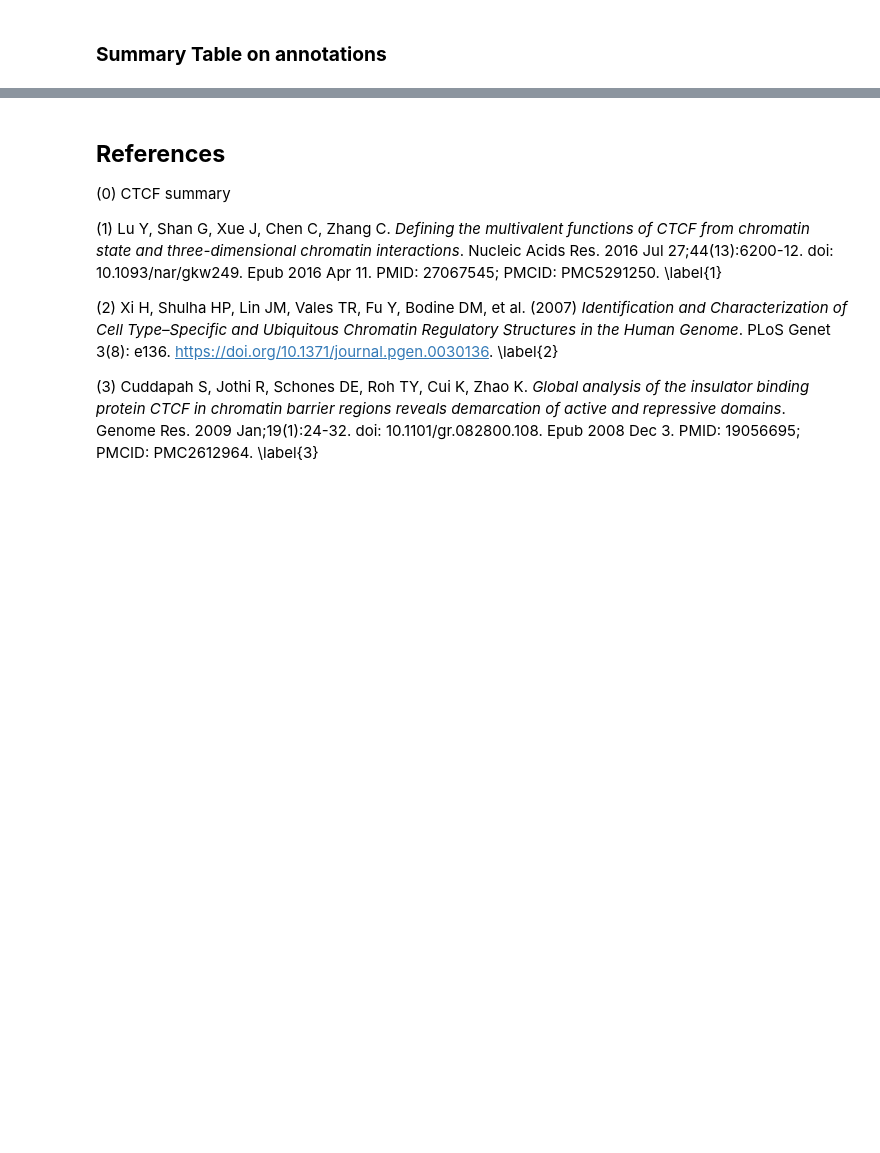
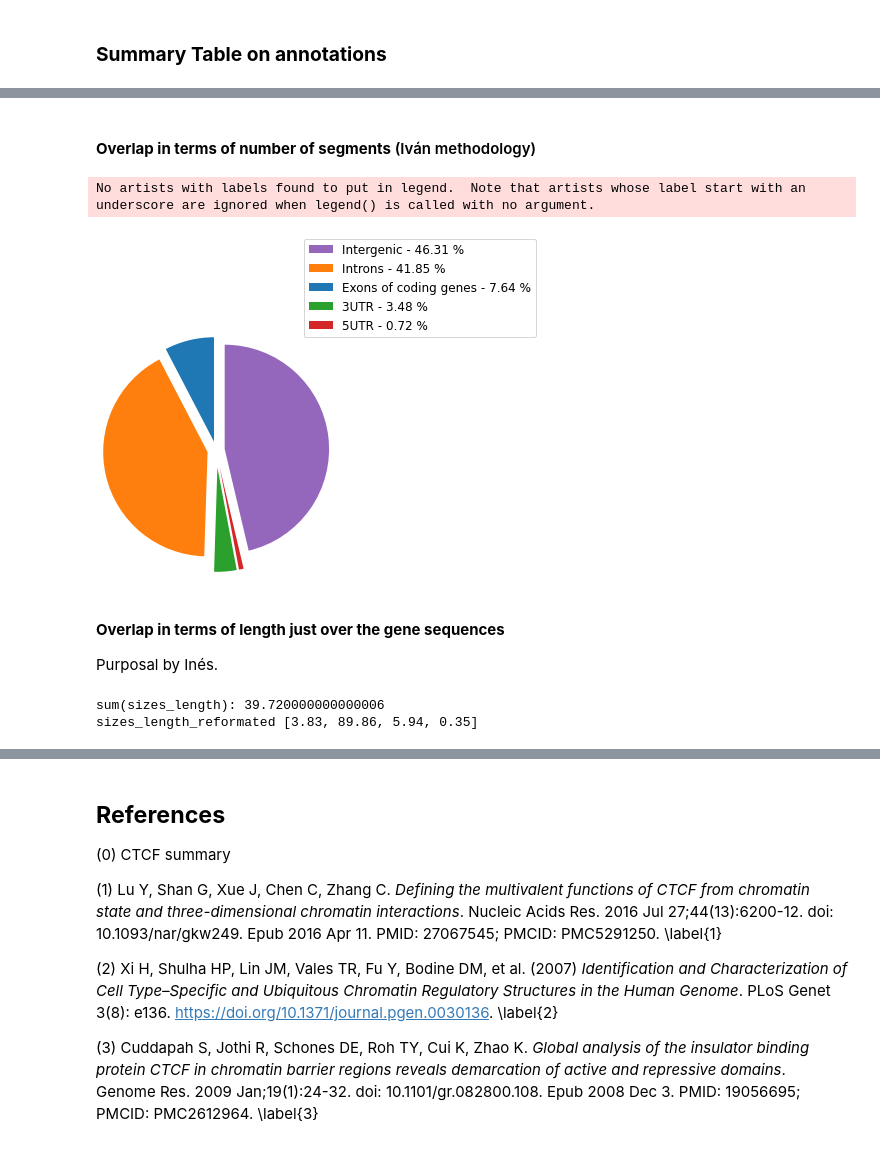
Before and after one commit to igarcia17/CTCFepigenomics, a Jupyter notebook: annotation_analysis.ipynb, the cells around one changed output, grey strips where cells are left out. Cells and saved outputs as stored; diff of their text form; code cells hidden in the pictures; blank space fills up the shorter version.

```diff
--- a/annotation_analysis.ipynb
+++ b/annotation_analysis.ipynb
@@ -536,0 +648,26 @@ ValueError: invalid literal for int() with base 10: '/bin/bash: línea 1: ./Biol
+# %% [markdown]
+#### **Overlap in terms of number of segments** (Iván methodology)
+# %%
+# OVERLAP IN TERMS OF NUMBER OF SEGMENTS
+labels2 = ['Exons of coding genes', 'Introns', '3UTR', "5UTR", "Intergenic"]
+sizes_n_segments = [7.64, 41.85, 3.48, 0.72, intergenic_n_segments]
+explode = (0.1, 0.1, 0.2, 0.2, 0.1)
+# colors = ['yellowgreen','red','gold','lightskyblue','white','lightcoral','blue','pink', 'darkgreen','yellow','grey','violet','magenta','cyan']
+
+patches2, texts = plt.pie(sizes_n_segments, startangle=90, radius=1.2, explode=explode)  # labels=labels, pctdistance=1.0, labeldistance=1.3)
+labels2 = ['{0} - {1:1.2f} %'.format(i,j) for i,j in zip(labels2, sizes_n_segments)]
+plt.legend().set_visible(False)
+
+sort_legend = True
+if sort_legend:
+    patches2, labels2, dummy =  zip(*sorted(zip(patches2, labels2, sizes_n_segments), key=lambda labels2: labels2[2], reverse=True))
+
+plt.legend(patches2, labels2, fontsize=12, bbox_to_anchor=(2, 1.5))
+plt.savefig('annotation_results/overlap_n_segments.png', bbox_inches='tight')
+# %% [output]
+No artists with labels found to put in legend.  Note that artists whose label start with an underscore are ignored when legend() is called with no argument.
+[figure, added]
+# %% [markdown]
+#### **Overlap in terms of length just over the gene sequences**
+
+Purposal by Inés.
@@ -536,0 +678,10 @@ ValueError: invalid literal for int() with base 10: '/bin/bash: línea 1: ./Biol
+# %%
+# My figures: they match with Inés figures
+sizes_length = [1.52, 35.70, 2.36, 0.14]
+print(f"sum(sizes_length): {sum(sizes_length)}")
+perc_coding_sequences = 39.73
+sizes_length_reformated = [round((size/perc_coding_sequences)*100, 2) for size in sizes_length]
+print(f"sizes_length_reformated {sizes_length_reformated}")
+# %% [output]
+sum(sizes_length): 39.720000000000006
+sizes_length_reformated [3.83, 89.86, 5.94, 0.35]
```
Also changed, not shown: parts of 27 cells of this notebook, 1 other file.
